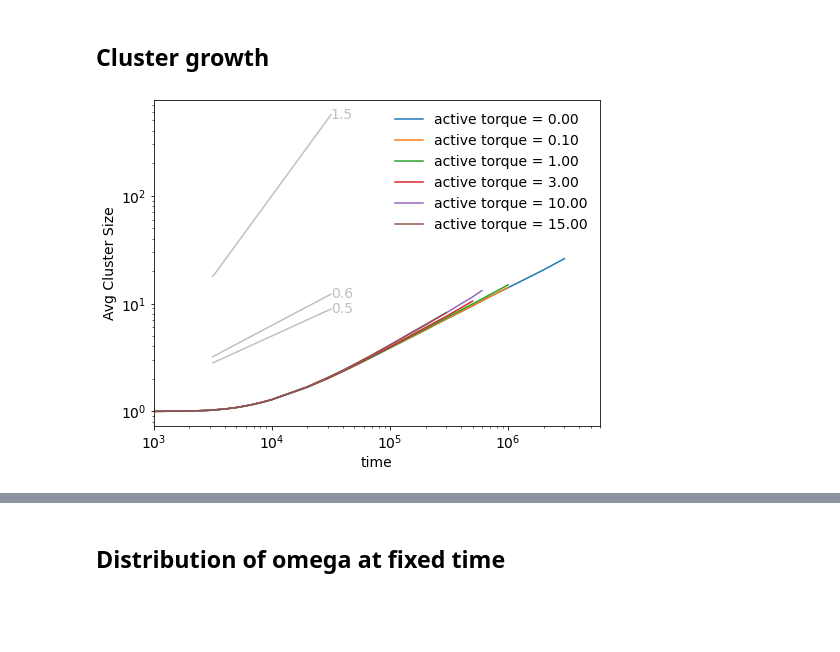
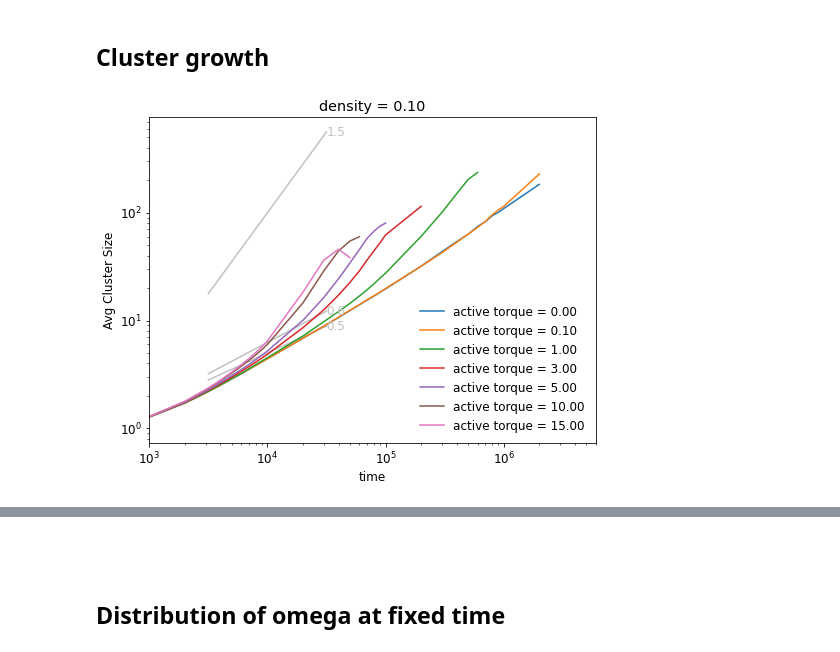
Before and after one commit to ipalai/SpinningClusters, a Jupyter notebook: Test_5/Analysis/Cluster_analysis_RotationOnly.ipynb, the cells around one changed output, grey strips where cells are left out. Cells and saved outputs as stored; diff of their text form; code cells hidden in the pictures; blank space fills up the shorter version.

```diff
--- a/Test_5/Analysis/Cluster_analysis_RotationOnly.ipynb
+++ b/Test_5/Analysis/Cluster_analysis_RotationOnly.ipynb
@@ -174,12 +174,18 @@ for filestring in filestringList:
 # %% [markdown]
 ## Import ClusterList data
 # %%
-def createkey(desn,eT,ts,real):
+def createkey(dens,eT,ts,real):
     assert isinstance(dens,float)
     assert isinstance(eT,float)
     assert isinstance(ts, int)
     assert isinstance(real,int)
     return 'dens{:.2f}_eT{:.2f}_ts{:d}_{:d}'.format(dens,eT,ts,real)
+
+def createpercolationtimekey(dens,eT,real):
+    assert isinstance(dens,float)
+    assert isinstance(eT,float)
+    assert isinstance(real,int)
+    return 'dens{:.2f}_eT{:.2f}_{:d}'.format(dens,eT,real)
 # %%
 import re
 r1 = re.compile('[_]')
@@ -245 +271,8 @@ dens0.20_eT3.00_ts9000_100
+# %%
+# sort tsdic
+
+for key in tsdic.keys():
+    a=np.array(tsdic[key])
+    a.sort()
+    tsdic[key]=a
 # %% [markdown]
@@ -247,3 +283,8 @@ dens0.20_eT3.00_ts9000_100
+# %%
+def find_nearest(array, value):
+    array = np.asarray(array)
+    idx = (np.abs(array - value)).argmin()
+    return array[idx]
 # %%
 eTList.sort()
 tsList.sort()
@@ -368,10 +440,13 @@ plt.plot(x, lognorm.pdf(x, s),'r-', lw=2, alpha=0.6, label='lognorm pdf')
 # %%
 tsList.sort()
 eTList.sort()
-eTSubList=[0.0,0.1,1.0,3.0,10.0,15.0]
+eTSubList=[0.0,0.1,1.0,3.0,5.0,10.0,15.0]
+SizeCutoff=1
 
 fig1=plt.figure(figsize=(8,6))
 fig2=plt.figure(figsize=(8,6))
+
+dens=0.1
 
 for eT in eTSubList:
     #plt.figure(figsize=(8,6))
@@ -384,48 +459,54 @@ for eT in eTSubList:
         Rgs=[]
         for real in realList:
             key=createkey(dens,eT,ts,real)
-            if key in datadic.keys():
+            keypt=createpercolationtimekey(dens,eT,real)
+            tperc=percolationtimedic.get(keypt,1e12)
+            if (key in datadic.keys()) : #& (ts/tperc<0.51):
                 df=datadic[key]
+                Sizes.extend(df['Size'].values)
                 #df=df[df['Size']>SizeCutoff]
-                Sizes.extend(df['Size'].values)
                 Rgs.extend(df['Rg'].values)
-        AvgSize.append(np.array(Sizes).mean())
-        StdSize.append(np.array(Sizes).std())
-        AvgRg.append(np.array(Rgs).mean())
-        StdRg.append(np.array(Rgs).std())
 
+        if len(Sizes)>0:
+            AvgSize.append(np.array(Sizes).mean())
+            StdSize.append(np.array(Sizes).std())
+            AvgRg.append(np.array(Rgs).mean())
+            StdRg.append(np.array(Rgs).std())
+
+    l=len(AvgSize)
     plt.figure(fig1)
-    plt.errorbar(tsList,AvgSize,label='active torque = {:.2f}'.format(eT))#, yerr=StdSize)
+    plt.errorbar(tsList[0:l],AvgSize,label='active torque = {:.2f}'.format(eT))#, yerr=StdSize)
     plt.figure(fig2)
-    plt.errorbar(tsList,AvgRg,  label='active torque = {:.2f}'.format(eT))#, yerr=StdRg  )
+    plt.errorbar(tsList[0:l],AvgRg,  label='active torque = {:.2f}'.format(eT))#, yerr=StdRg  )
 
 
 plt.figure(fig1)
 plt.xlabel(r'time')
 plt.ylabel('Avg Cluster Size')
 plt.xscale('log')
 plt.yscale('log')
 plt.xlim(1e3,6e6)
 lgnd=plt.legend(frameon=False)
-#plt.title('Average cluster size')
-#plt.savefig("Graphs/SizevsTime_dens{:.2f}.pdf".format(dens))
+plt.title('density = {:.2f}'.format(dens))
+plt.savefig("Graphs/SizevsTime_dens{:.2f}.pdf".format(dens))
 
 xline=np.array([3.5,4.5])
 yshift=[0.05,0.03,0.0001]
 j=-1
 for i in [0.5,0.58, 1.5]:
     j+=1
     plt.plot((10**xline),((10**xline)**i)*yshift[j],color='silver')
     plt.annotate('{:.1f}'.format(i), [10**xline[1],((10**xline[1])**i)*yshift[j]],color='silver',va='center',ha='left')
 
 
 plt.figure(fig2)
 plt.xlabel(r'time')
 plt.ylabel('Avg Rg')
 plt.xscale('log')
 plt.yscale('log')
 plt.xlim(1e3,6e6)
 lgnd=plt.legend(frameon=False)
-#plt.savefig("Graphs/RgvsTime_dens{:.2f}.pdf".format(dens))
+plt.title('density = {:.2f}'.format(dens))
+plt.savefig("Graphs/RgvsTime_dens{:.2f}.pdf".format(dens))
 # %% [output]
-[figure, old version]
+[figure, new version]
@@ -433,3 +514,5 @@ lgnd=plt.legend(frameon=False)
+# %% [markdown]
+#
 # %% [markdown]
 ## Distribution of omega at fixed time
 # %%
```
Also changed, not shown: parts of 7 cells of this notebook, 4 other files.
